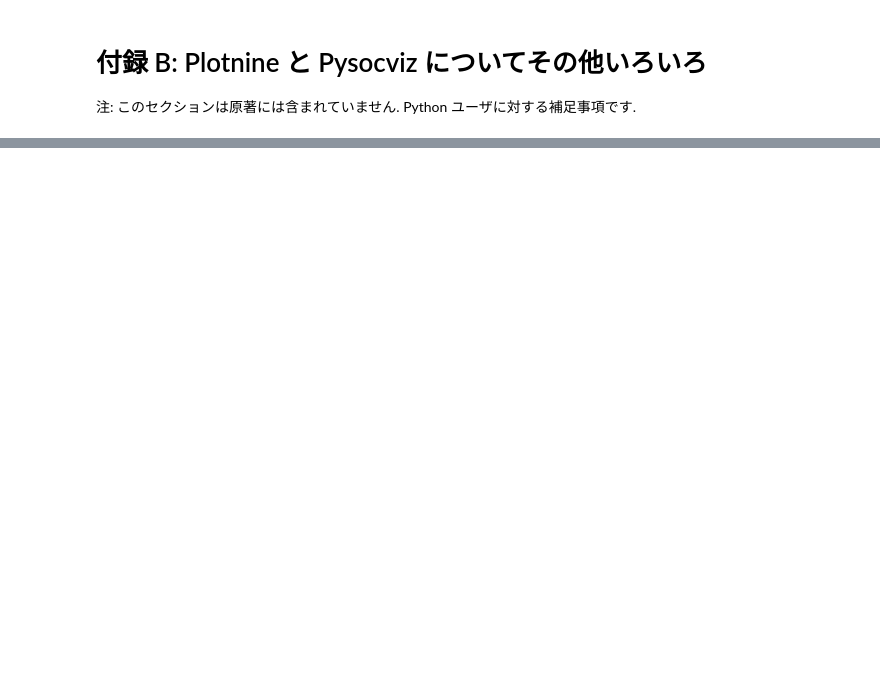
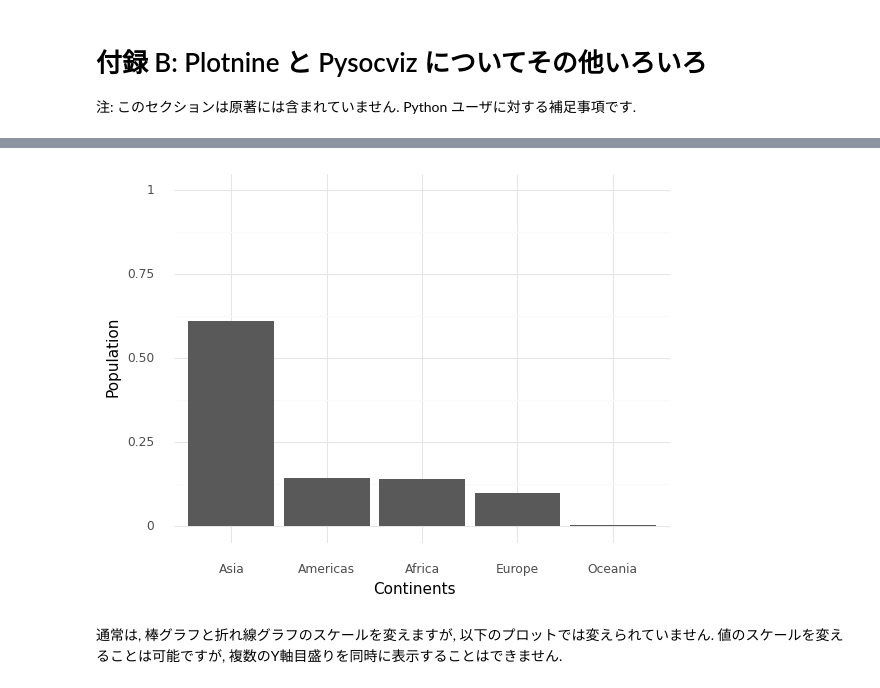
Before and after one commit to Gedevan-Aleksizde/pysocviz, a Jupyter notebook: notebooks/jp/Appendix-plotnine.ipynb, the cells around one changed output, grey strips where cells are left out. Drawn from its saved outputs; the diff is of its cells as text; code cells hidden in the pictures; blank space fills up the shorter version.

```diff
--- a/notebooks/jp/Appendix-plotnine.ipynb
+++ b/notebooks/jp/Appendix-plotnine.ipynb
@@ -39,0 +93,15 @@ p + scale_color_OkabeIto(order=list(range(8)) + list(range(4)))
+# %%
+tmp = gapminder.loc[lambda d :d['year']==2002].groupby(
+    'continent'
+).sum().reset_index()
+tmp['rate'] = tmp['pop']/tmp['pop'].sum()
+
+p1 = ggplot(
+    tmp,
+    aes(x='reorder(continent, -pop)', y='rate')
+) + geom_bar(stat='identity'
+) + labs(x='Continents', y='Population'
+) + coord_cartesian(ylim=[0, 1])
+p1.draw();
+# %% [output]
+[figure, added]
@@ -39,0 +112,2 @@ p + scale_color_OkabeIto(order=list(range(8)) + list(range(4)))
+# %% [markdown]
+通常は, 棒グラフと折れ線グラフのスケールを変えますが, 以下のプロットでは変えられていません. 値のスケールを変えることは可能ですが, 複数のY軸目盛りを同時に表示することはできません.
```
Also changed, not shown: parts of 21 cells of this notebook, 1 other file.
